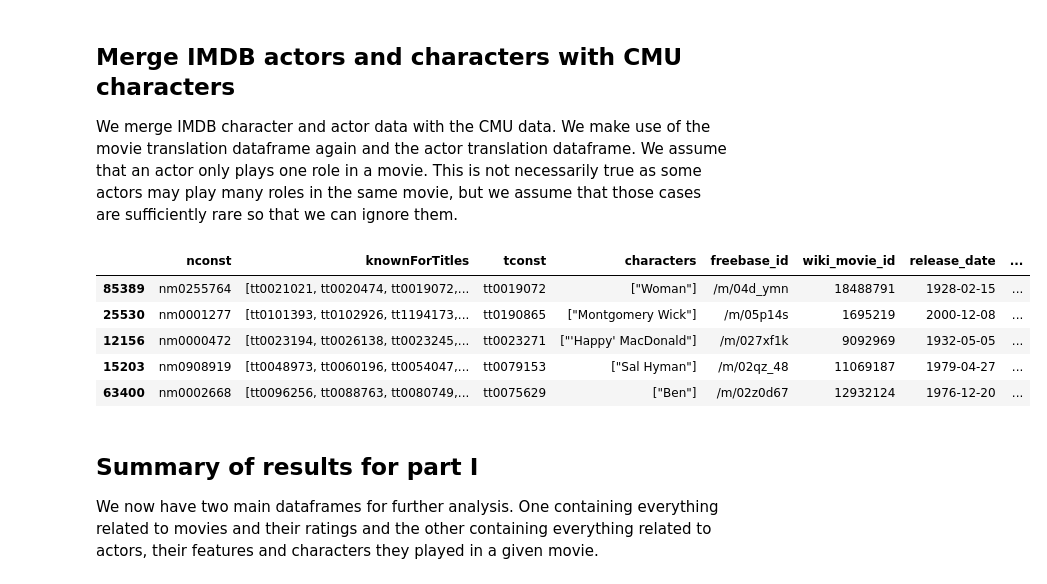
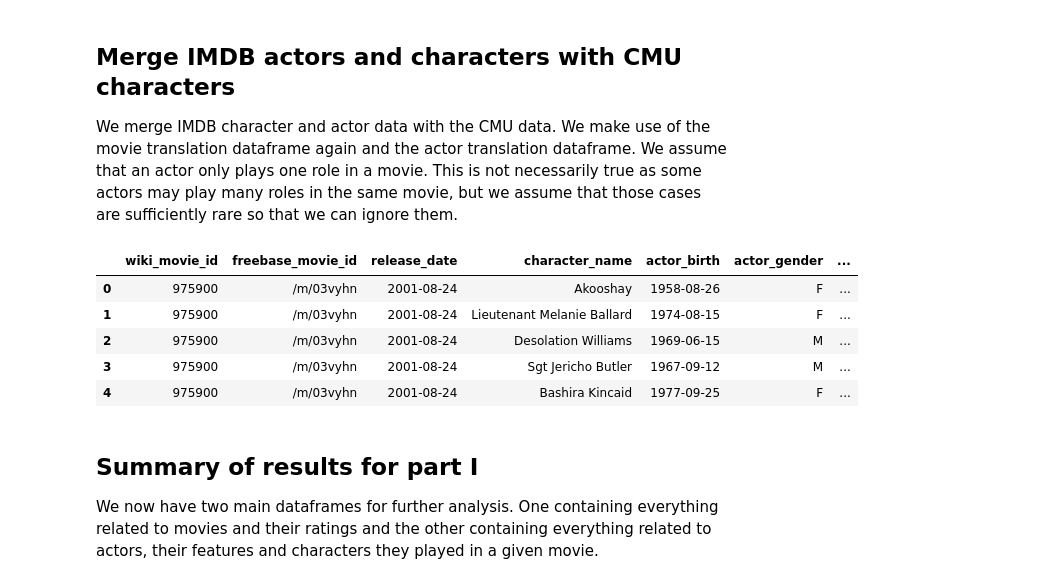
Before and after one commit to epfl-ada/ada-2023-project-advanceddataarsonists, a Jupyter notebook: initial_analyses.ipynb, the cells around one changed output. Drawn from its saved outputs; the diff is of its cells as text; code cells hidden in the pictures.

Commit message:
Fix characters join order and attributes part 1

```diff
--- a/initial_analyses.ipynb
+++ b/initial_analyses.ipynb
@@ -428,27 +441,34 @@ actor_translation_df = actor_translation_df.rename(columns={'imdb_id' : 'actor_i
 imdb_actors_and_characters_translated = imdb_actors_and_characters.merge(translation_id, how='inner', left_on='tconst', right_on='imdb_id').copy()
 imdb_actors_and_characters_translated = imdb_actors_and_characters_translated.merge(actor_translation_df, how='inner', left_on='nconst', right_on='actor_imdb_id')
 imdb_actors_and_characters_translated = imdb_actors_and_characters_translated.drop(["imdb_id", "actor_imdb_id"], axis=1)
+# %%
+imdb_actors_w_cmu_characters = imdb_actors_and_characters_translated.merge(characters_interest, how='right', left_on=['freebase_id', 'actor_freebase_id'], right_on=['freebase_movie_id', 'freebase_actor_id']).copy()
 # %%
-# TODO, currently merging on movie id and actor name. Would rather merge with actor id too but a translation is needed
-imdb_actors_w_cmu_characters = imdb_actors_and_characters_translated.merge(characters_interest, how='inner', left_on=['freebase_id', 'actor_freebase_id'],
-                                                                           right_on=['freebase_movie_id', 'freebase_actor_id']).copy()
-
 # Merge birth year information
 missing_birth_years = imdb_actors_w_cmu_characters[imdb_actors_w_cmu_characters['actor_birth'].isna()].index
 imdb_actors_w_cmu_characters.loc[missing_birth_years, 'actor_birth'] = imdb_actors_w_cmu_characters.loc[missing_birth_years, 'birthYear']
 
-imdb_actors_w_cmu_characters = imdb_actors_w_cmu_characters.drop(["freebase_movie_id", "actor_freebase_id", "primaryName", "deathYear", "birthYear"], axis=1)
+# Merge character information
+def get_first_characters(ls):
+    if isinstance(ls, float) | (ls == "\\N"):
+        return np.nan
+    return ls.split('"')[1]
+imdb_actors_w_cmu_characters["characters"] = imdb_actors_w_cmu_characters["characters"].apply(get_first_characters)
+missing_characters = imdb_actors_w_cmu_characters[imdb_actors_w_cmu_characters['character_name'].isna()].index
+imdb_actors_w_cmu_characters.loc[missing_characters, 'character_name'] = imdb_actors_w_cmu_characters.loc[missing_characters, 'characters']
+
+imdb_actors_w_cmu_characters = imdb_actors_w_cmu_characters.drop(["freebase_id", "actor_freebase_id", "primaryName", "deathYear", "birthYear", "knownForTitles", "nconst", "tconst", "characters"], axis=1)
 
 imdb_actors_w_cmu_characters = imdb_actors_w_cmu_characters.drop_duplicates(subset="freebase_map_id")
 
-imdb_actors_w_cmu_characters.sample(5)
+imdb_actors_w_cmu_characters.head(5)
 # %% [output]
-|  | nconst | knownForTitles | tconst | characters | freebase_id | wiki_movie_id | release_date | ... |
-| 85389 | nm0255764 | [tt0021021, tt0020474, tt0019072,... | tt0019072 | ["Woman"] | /m/04d_ymn | 18488791 | 1928-02-15 | ... |
-| 25530 | nm0001277 | [tt0101393, tt0102926, tt1194173,... | tt0190865 | ["Montgomery Wick"] | /m/05p14s | 1695219 | 2000-12-08 | ... |
-| 12156 | nm0000472 | [tt0023194, tt0026138, tt0023245,... | tt0023271 | ["'Happy' MacDonald"] | /m/027xf1k | 9092969 | 1932-05-05 | ... |
-| 15203 | nm0908919 | [tt0048973, tt0060196, tt0054047,... | tt0079153 | ["Sal Hyman"] | /m/02qz_48 | 11069187 | 1979-04-27 | ... |
-| 63400 | nm0002668 | [tt0096256, tt0088763, tt0080749,... | tt0075629 | ["Ben"] | /m/02z0d67 | 12932124 | 1976-12-20 | ... |
+|  | wiki_movie_id | freebase_movie_id | release_date | character_name | actor_birth | actor_gender | ... |
+| 0 | 975900 | /m/03vyhn | 2001-08-24 | Akooshay | 1958-08-26 | F | ... |
+| 1 | 975900 | /m/03vyhn | 2001-08-24 | Lieutenant Melanie Ballard | 1974-08-15 | F | ... |
+| 2 | 975900 | /m/03vyhn | 2001-08-24 | Desolation Williams | 1969-06-15 | M | ... |
+| 3 | 975900 | /m/03vyhn | 2001-08-24 | Sgt Jericho Butler | 1967-09-12 | M | ... |
+| 4 | 975900 | /m/03vyhn | 2001-08-24 | Bashira Kincaid | 1977-09-25 | F | ... |
 # %% [markdown]
 ## Summary of results for part I
 We now have two main dataframes for further analysis. One containing everything related to movies and their ratings and the other containing everything related to actors, their features and characters they played in a given movie.
```
Also changed, not shown: parts of 23 cells of this notebook, 1 other file.
